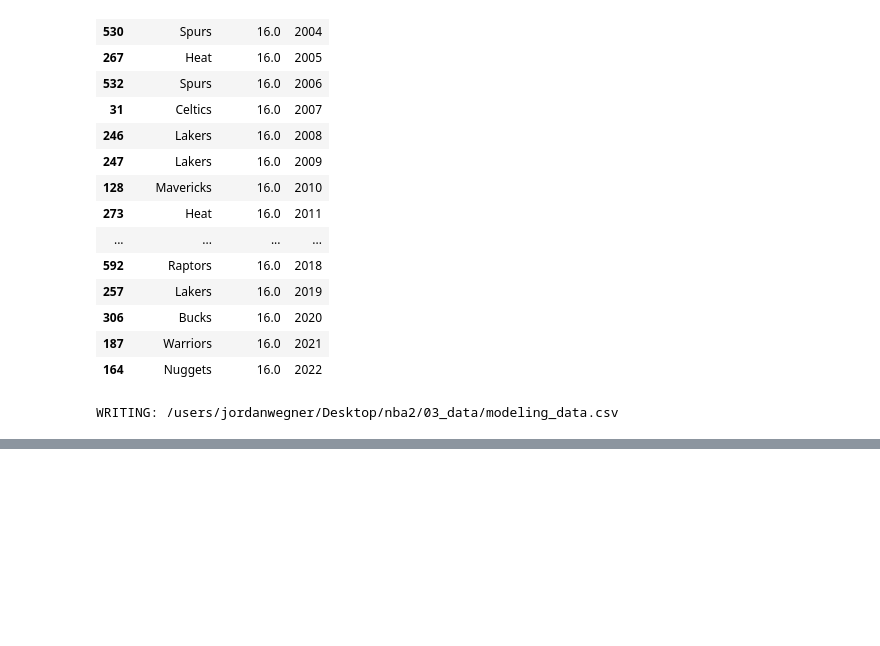
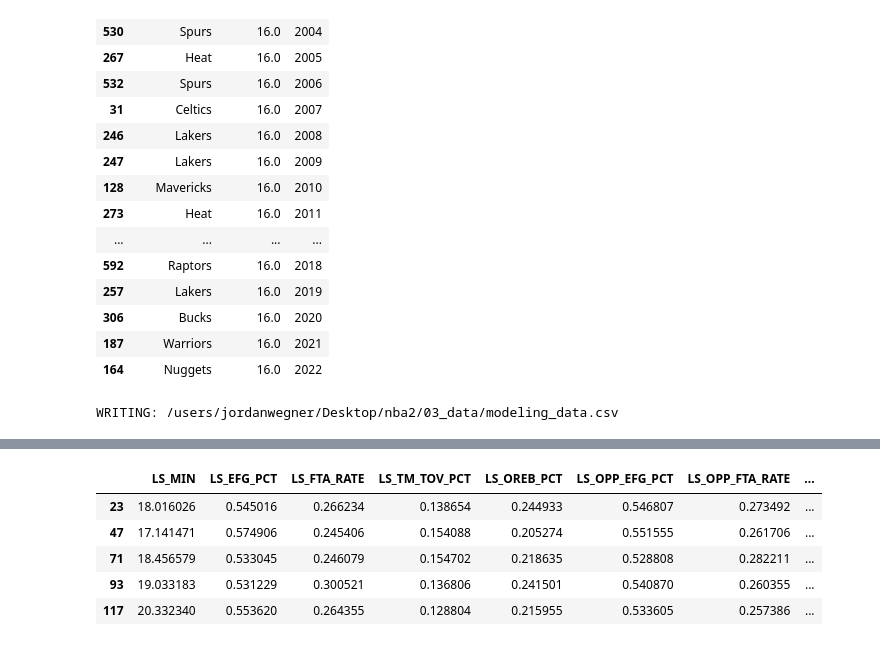
Before and after one commit to jordan-wegner/nba_prediction, a Jupyter notebook: 02_python_functions/NBA_PRESEASON_DATA.ipynb, the cells around one changed output, grey strips where cells are left out. Drawn from its saved outputs; the diff is of its cells as text; code cells hidden in the pictures; blank space fills up the shorter version.

```diff
--- a/02_python_functions/NBA_PRESEASON_DATA.ipynb
+++ b/02_python_functions/NBA_PRESEASON_DATA.ipynb
@@ -431,0 +460,10 @@ WRITING: /users/jordanwegner/Desktop/nba2/03_data/modeling_data.csv
+# %%
+x_lgbm = upcoming[lgbm.best_estimator_.feature_name_]
+x_lgbm.head()
+# %% [output]
+|  | LS_MIN | LS_EFG_PCT | LS_FTA_RATE | LS_TM_TOV_PCT | LS_OREB_PCT | LS_OPP_EFG_PCT | LS_OPP_FTA_RATE | ... |
+| 23 | 18.016026 | 0.545016 | 0.266234 | 0.138654 | 0.244933 | 0.546807 | 0.273492 | ... |
+| 47 | 17.141471 | 0.574906 | 0.245406 | 0.154088 | 0.205274 | 0.551555 | 0.261706 | ... |
+| 71 | 18.456579 | 0.533045 | 0.246079 | 0.154702 | 0.218635 | 0.528808 | 0.282211 | ... |
+| 93 | 19.033183 | 0.531229 | 0.300521 | 0.136806 | 0.241501 | 0.540870 | 0.260355 | ... |
+| 117 | 20.332340 | 0.553620 | 0.264355 | 0.128804 | 0.215955 | 0.533605 | 0.257386 | ... |
```
Also changed, not shown: parts of 9 cells of this notebook, 4 other files.
